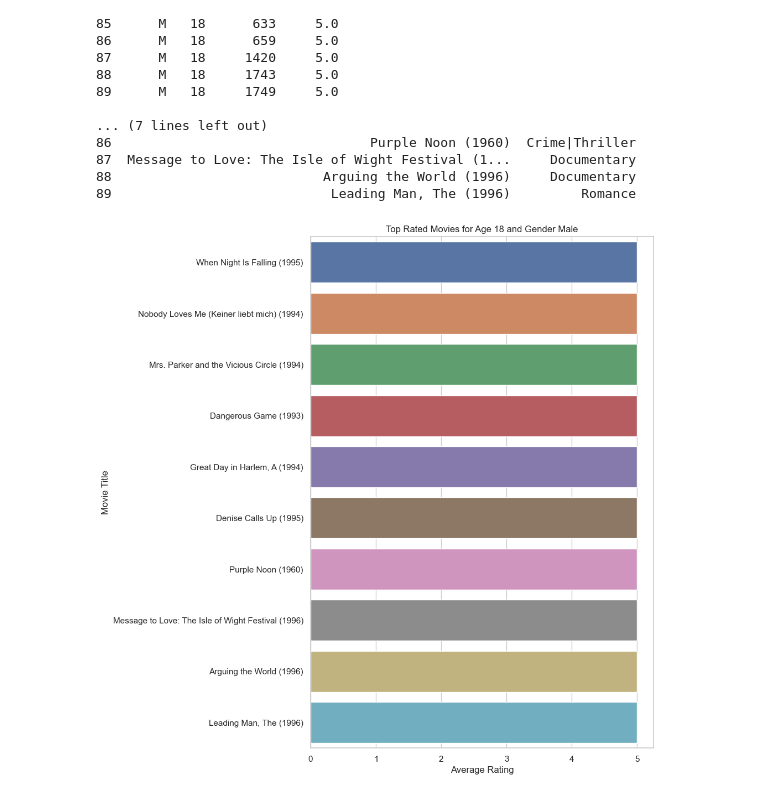
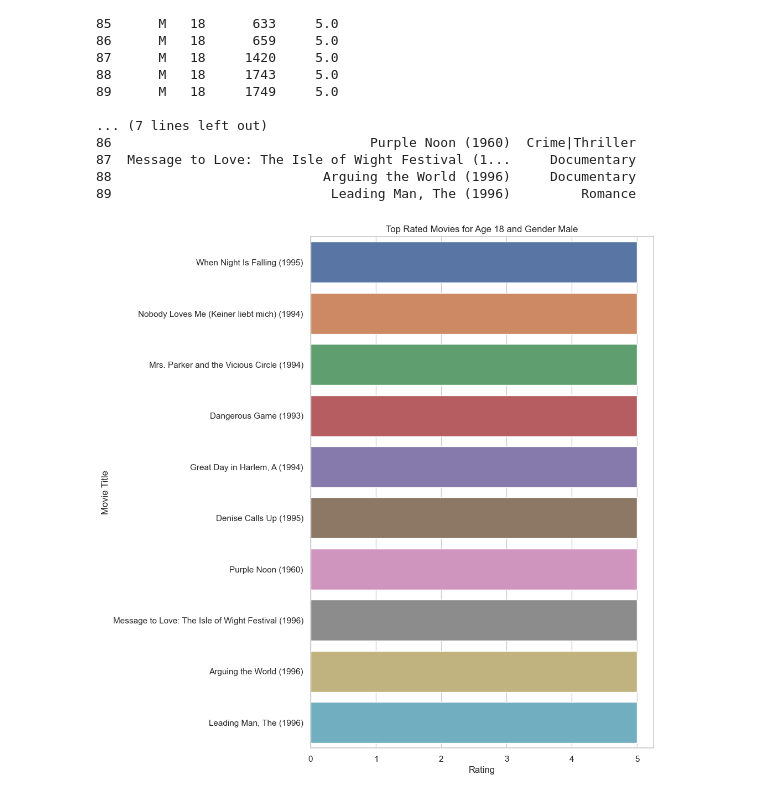
Before and after one commit to GlebKarpenko/IAD_Karpenko, a Jupyter notebook: lab1/lab1.ipynb, the cells around one changed output. Drawn from its saved outputs; the diff is of its cells as text; code cells hidden in the pictures.

```diff
--- a/lab1/lab1.ipynb
+++ b/lab1/lab1.ipynb
@@ -102,10 +102,10 @@ print(target_group)
 # %%
 sns.set(style="whitegrid")
 plt.figure(figsize=(8, 12))
 sns.barplot(data=target_group, x='Rating', y='Title', errorbar=None)
 plt.title('Top Rated Movies for Age 18 and Gender Male')
-plt.xlabel('Average Rating')
+plt.xlabel('Rating')
 plt.ylabel('Movie Title')
 plt.show()
 # %% [output]
-[figure, old version]
+[figure, new version]
```
Also changed, not shown: parts of 1 cell of this notebook.
